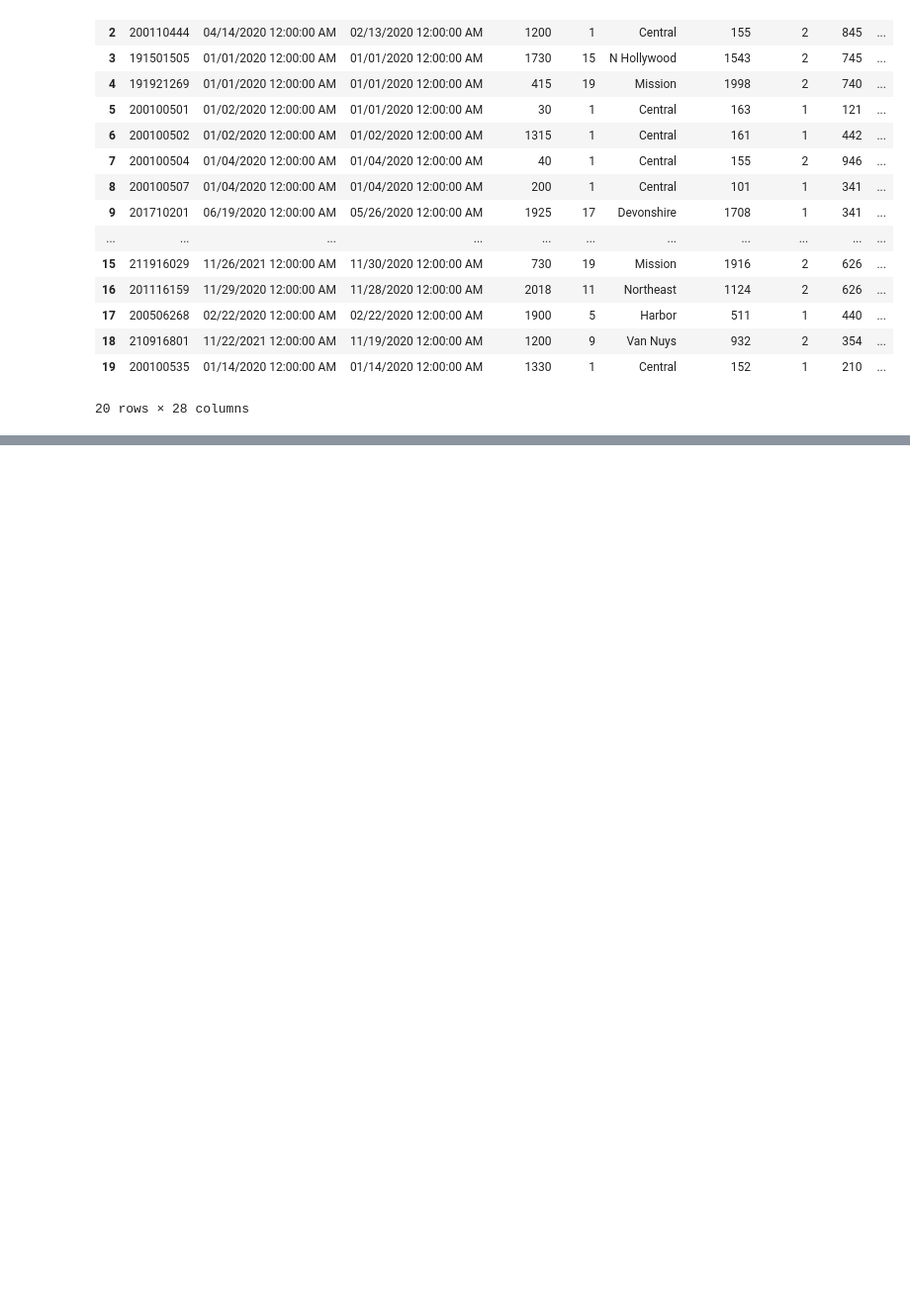
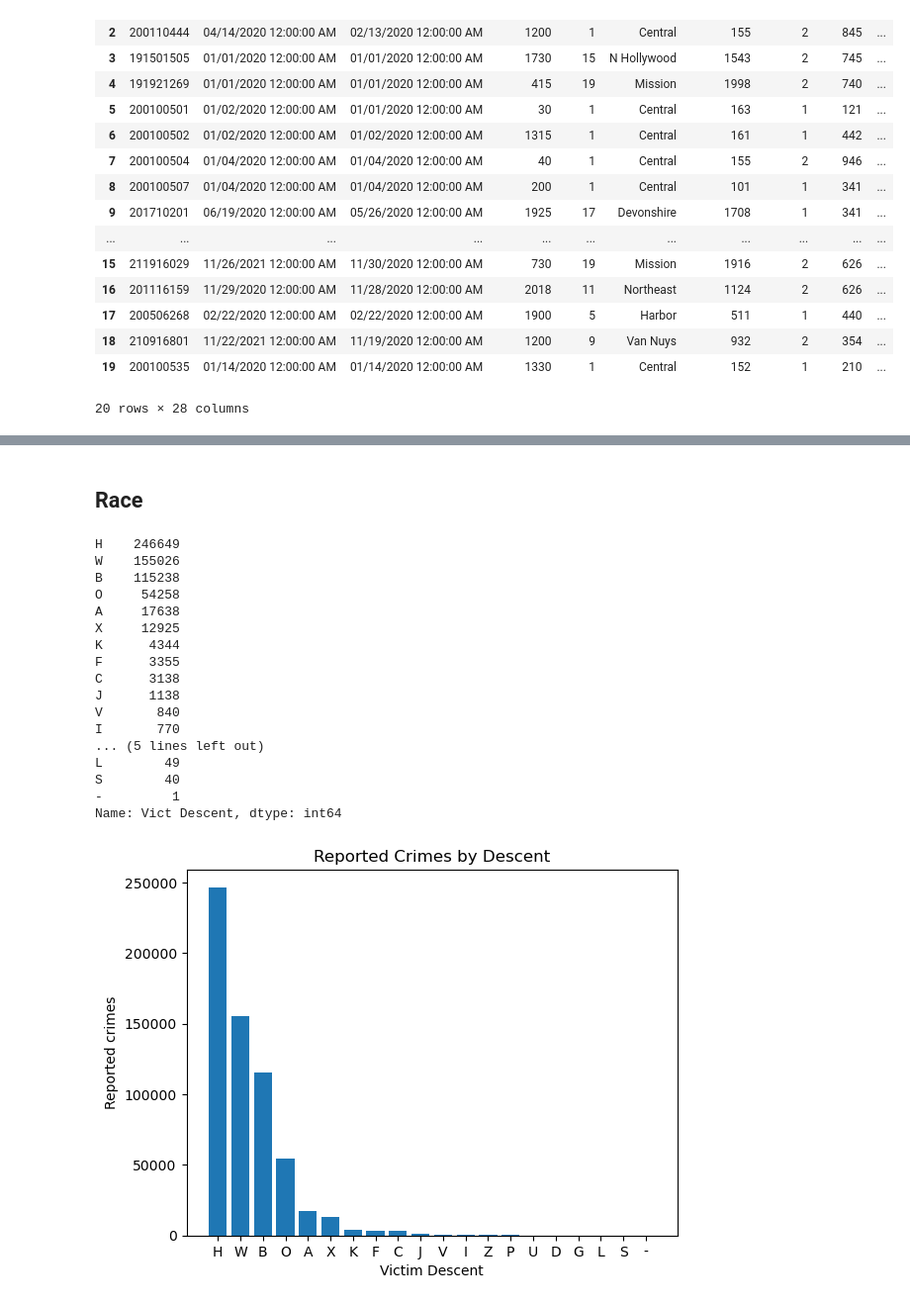
Before and after one commit to Ivanco19/Project-1, a Jupyter notebook: project1.ipynb, the cells around one changed output, grey strips where cells are left out. Shown at 99% size. Cells and saved outputs as stored; diff of their text form; code cells hidden in the pictures; blank space fills up the shorter version.

```diff
--- a/project1.ipynb
+++ b/project1.ipynb
@@ -71,0 +130,36 @@ Name: count, Length: 127, dtype: int64
+# %% [markdown]
+## Race
+# %%
+#to_drop=[0,-1,-2,-3]
+
+#clean_Age_df=clean_sex_df[~clean_sex_df["Vict Age"].isin(to_drop)]
+
+clean_Age_df ["Vict Descent"]
+
+Descent=clean_Age_df["Vict Descent"].value_counts()
+
+plt.bar(Descent.index,Descent.values)
+
+plt.title('Reported Crimes by Descent')
+plt.xlabel('Victim Descent')
+plt.ylabel('Reported crimes')
+Descent
+# %% [output]
+H    246649
+W    155026
+B    115238
+O     54258
+A     17638
+X     12925
+K      4344
+F      3355
+C      3138
+J      1138
+V       840
+I       770
+... (5 lines left out)
+L        49
+S        40
+-         1
+Name: Vict Descent, dtype: int64
+[figure, added]
```
Also changed, not shown: parts of 8 cells of this notebook.
